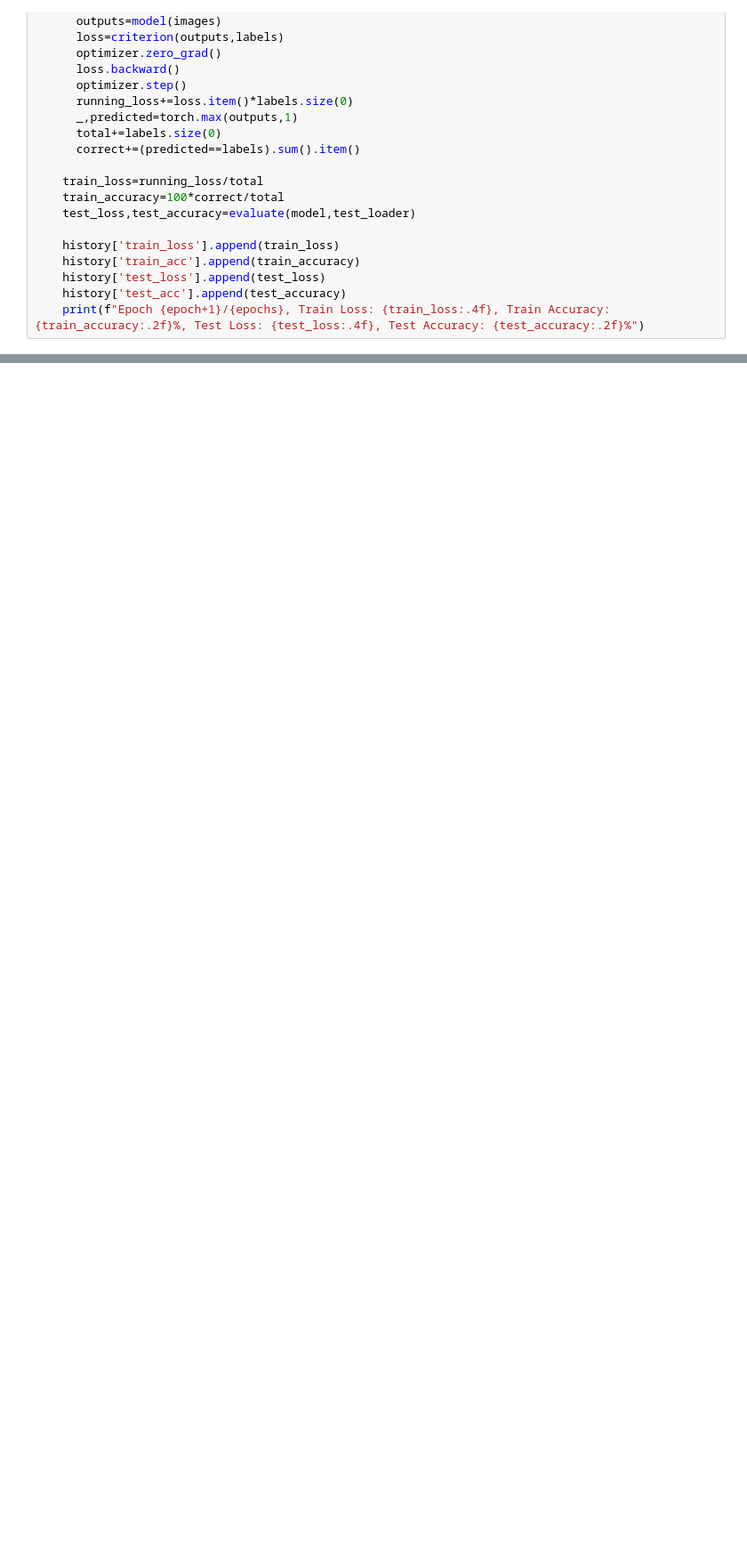
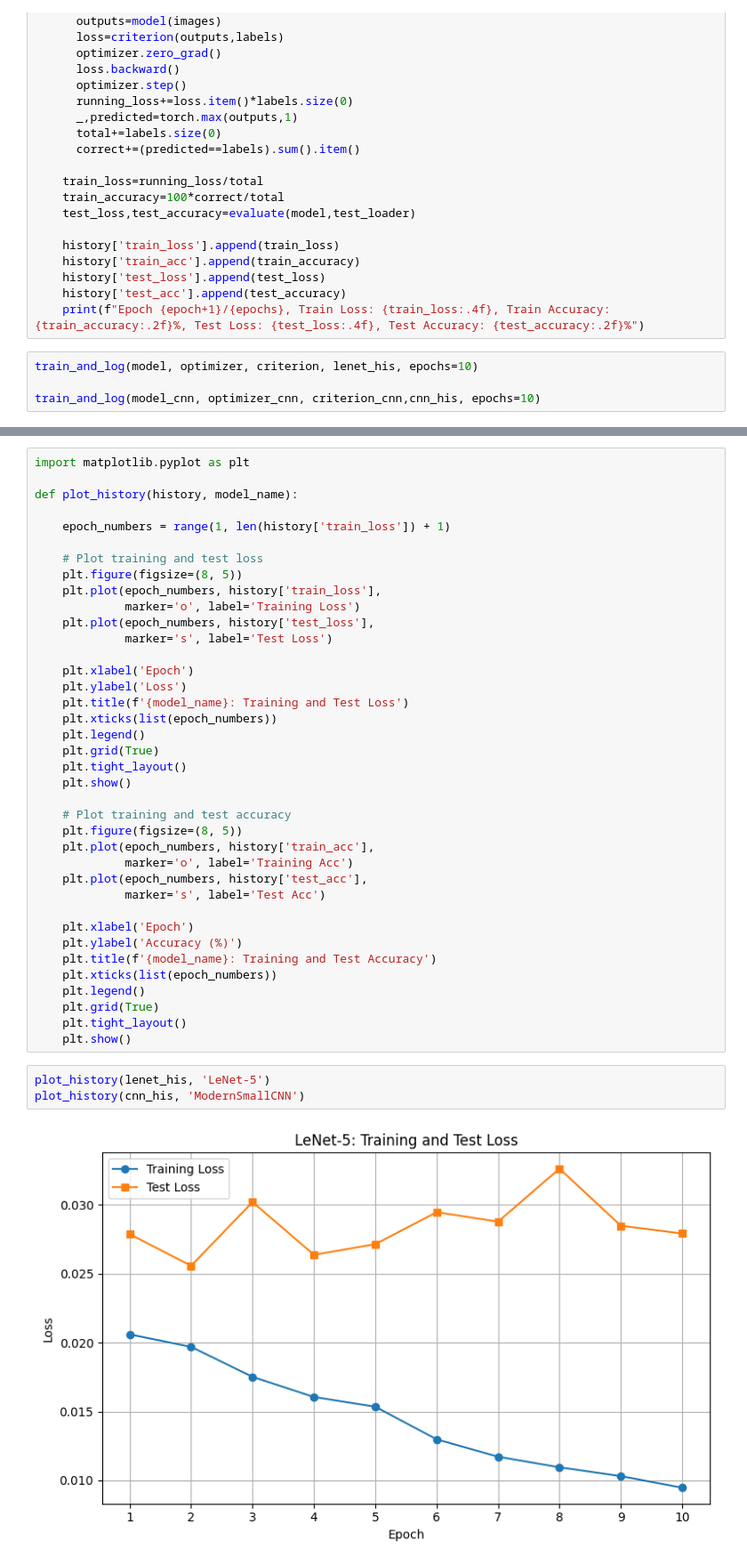
Before and after one commit to shalaniupekshani/EN3160-Assignment-3-on-Neural-Networks, a Jupyter notebook: A02_230659H.ipynb, the cells around one changed output, grey strips where cells are left out. Shown at 89% size. Cells and saved outputs as stored; diff of their text form; blank space fills up the shorter version.

```diff
--- a/A02_230659H.ipynb
+++ b/A02_230659H.ipynb
@@ -451,3 +451,7 @@ def train_and_log(model,optimizer,criterion,history,epochs=10):
     history['test_loss'].append(test_loss)
     history['test_acc'].append(test_accuracy)
     print(f"Epoch {epoch+1}/{epochs}, Train Loss: {train_loss:.4f}, Train Accuracy: {train_accuracy:.2f}%, Test Loss: {test_loss:.4f}, Test Accuracy: {test_accuracy:.2f}%")
+# %%
+train_and_log(model, optimizer, criterion, lenet_his, epochs=10)
+
+train_and_log(model_cnn, optimizer_cnn, criterion_cnn,cnn_his, epochs=10)
@@ -453,0 +479,43 @@ def train_and_log(model,optimizer,criterion,history,epochs=10):
+# %%
+import matplotlib.pyplot as plt
+
+def plot_history(history, model_name):
+
+    epoch_numbers = range(1, len(history['train_loss']) + 1)
+
+    # Plot training and test loss
+    plt.figure(figsize=(8, 5))
+    plt.plot(epoch_numbers, history['train_loss'],
+             marker='o', label='Training Loss')
+    plt.plot(epoch_numbers, history['test_loss'],
+             marker='s', label='Test Loss')
+
+    plt.xlabel('Epoch')
+    plt.ylabel('Loss')
+    plt.title(f'{model_name}: Training and Test Loss')
+    plt.xticks(list(epoch_numbers))
+    plt.legend()
+    plt.grid(True)
+    plt.tight_layout()
+    plt.show()
+
+    # Plot training and test accuracy
+    plt.figure(figsize=(8, 5))
+    plt.plot(epoch_numbers, history['train_acc'],
+             marker='o', label='Training Acc')
+    plt.plot(epoch_numbers, history['test_acc'],
+             marker='s', label='Test Acc')
+
+    plt.xlabel('Epoch')
+    plt.ylabel('Accuracy (%)')
+    plt.title(f'{model_name}: Training and Test Accuracy')
+    plt.xticks(list(epoch_numbers))
+    plt.legend()
+    plt.grid(True)
+    plt.tight_layout()
+    plt.show()
+# %%
+plot_history(lenet_his, 'LeNet-5')
+plot_history(cnn_his, 'ModernSmallCNN')
+# %% [output]
+[figure, added]
```
Also changed, not shown: parts of 25 cells of this notebook.
